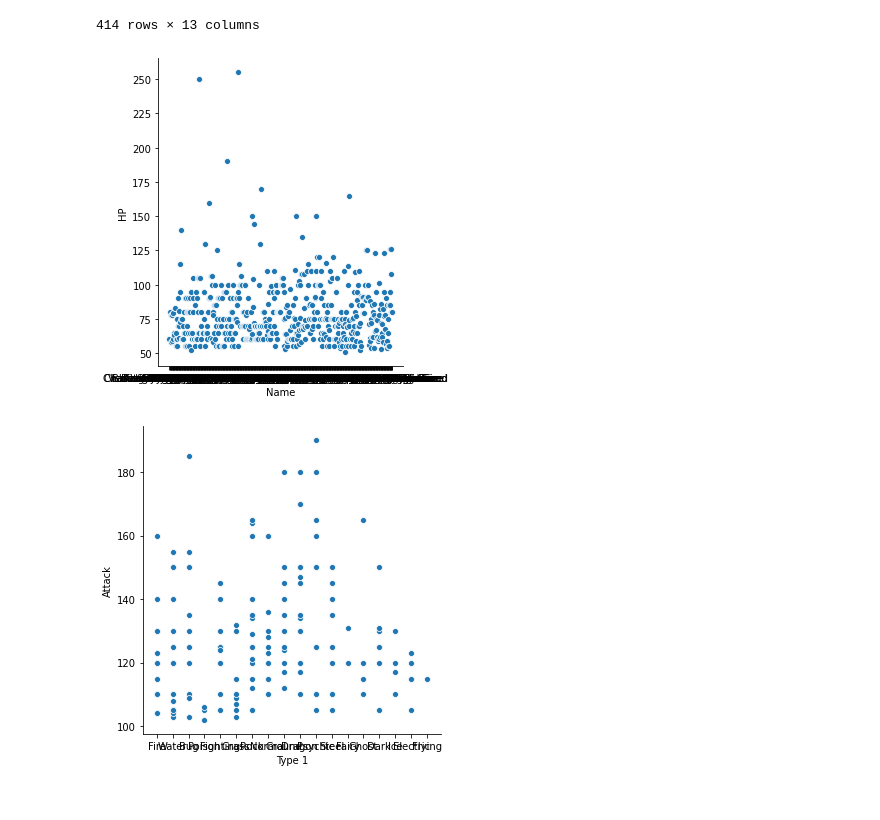
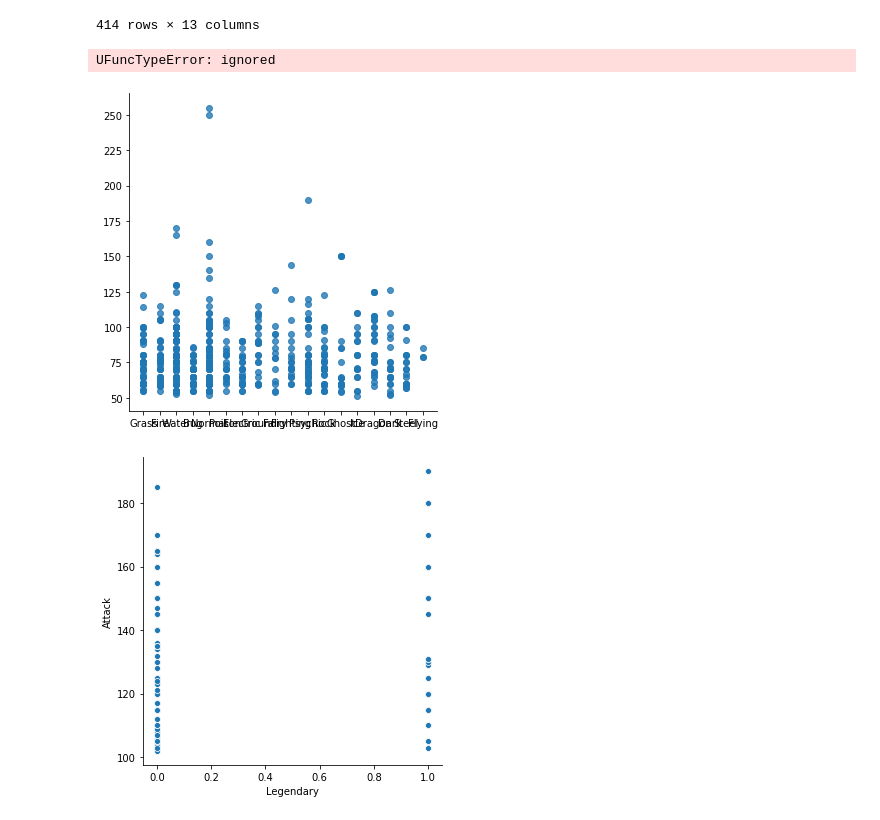
Before and after one commit to Guilhem93/PythonH3, a Jupyter notebook: projet.ipynb, the cells around one changed output. Saved outputs shown, nothing was run; the diff lists cells and outputs as text; code cells hidden in the pictures.

```diff
--- a/projet.ipynb
+++ b/projet.ipynb
@@ -80,12 +81,13 @@ df.dropna() #"Supprime les données manquantes"
 | 799 | 721 | Volcanion | Fire | Water | 600 | 80 | 110 | 120 | 130 | 90 | 70 | ... |
 414 rows × 13 columns
 # %%
-#"Graphique 1 : "
-graphique = sns.relplot(x="Name", y="HP", data=df.query("HP > 50"))  # Ce graphique retourne les noms des pokemons ou la Vie dépasse les 50 HP
+#"Graphique 1 :
+graphique = sns.lmplot(x="Type 1", y="HP", data=df.query("HP > 50"))  # Ce graphique retourne les genres de pokemon avec un nombre de vie au dessus de 50
 # %% [output]
+UFuncTypeError: ignored
-[figure, old version]
+[figure, new version]
 # %%
 #Graphique 2 :
-graphique = sns.relplot(x="Type 1", y="Attack", data=df.query("Attack > 100")) #Retourne les types de pokemons ayant une attaque supérieure à 100
+graphique = sns.relplot(x="Legendary", y="Attack", data=df.query("Attack > 100")) #Retourne les Pokemons légendaires ayant une attaque supérieure à 100
 # %% [output]
-[figure, old version]
+[figure, new version]
```
Also changed, not shown: parts of 9 cells of this notebook.
